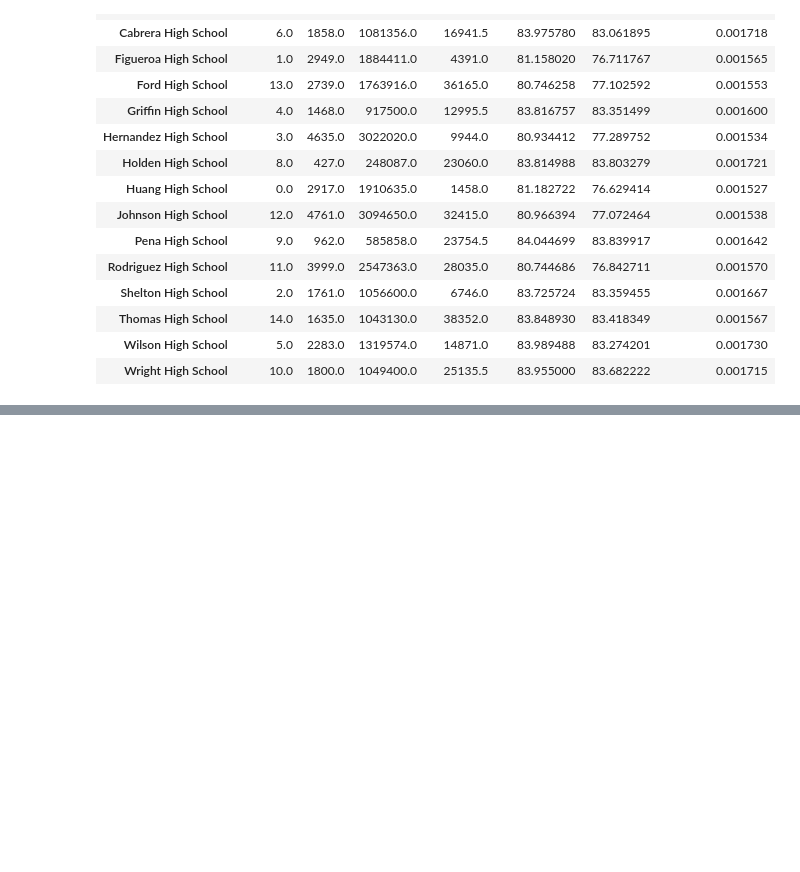
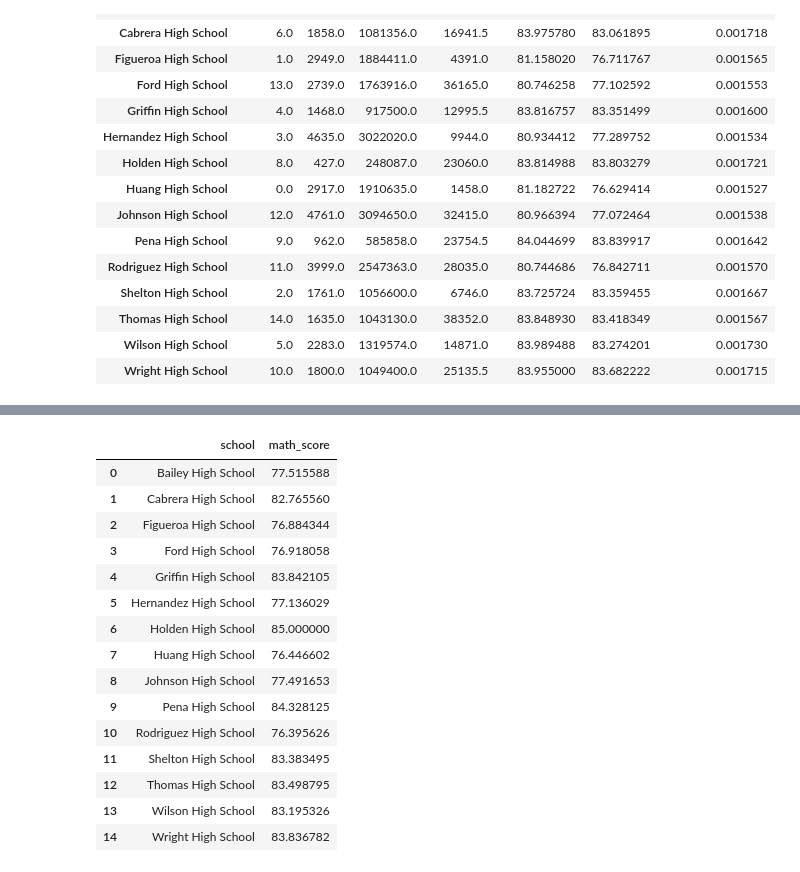
Before and after one commit to ehyoder/Academy_of_Py_Homework, a Jupyter notebook: Academy_of_Py_Beth_Yoder.ipynb, the cells around one changed output, grey strips where cells are left out. Drawn from its saved outputs; the diff is of its cells as text; code cells hidden in the pictures; blank space fills up the shorter version.

```diff
--- a/Academy_of_Py_Beth_Yoder.ipynb
+++ b/Academy_of_Py_Beth_Yoder.ipynb
@@ -258,0 +296,23 @@ mathbygrade_df_9th = student_data_df_9th.groupby("school").math_score.mean()
+# %%
+student_data_df_11th = student_data_df[(student_data_df["grade"] == '11th')]
+mathbygrade_df_11th = student_data_df_11th.groupby("school")
+mathbygrade_df_11th = mathbygrade_df_11th.math_score.mean()
+mathbygrade_df_11th = mathbygrade_df_11th.reset_index(level=None, drop=False, name=None, inplace=False)
+mathbygrade_df_11th
+# %% [output]
+|  | school | math_score |
+| 0 | Bailey High School | 77.515588 |
+| 1 | Cabrera High School | 82.765560 |
+| 2 | Figueroa High School | 76.884344 |
+| 3 | Ford High School | 76.918058 |
+| 4 | Griffin High School | 83.842105 |
+| 5 | Hernandez High School | 77.136029 |
+| 6 | Holden High School | 85.000000 |
+| 7 | Huang High School | 76.446602 |
+| 8 | Johnson High School | 77.491653 |
+| 9 | Pena High School | 84.328125 |
+| 10 | Rodriguez High School | 76.395626 |
+| 11 | Shelton High School | 83.383495 |
+| 12 | Thomas High School | 83.498795 |
+| 13 | Wilson High School | 83.195326 |
+| 14 | Wright High School | 83.836782 |
```
Also changed, not shown: parts of 5 cells of this notebook.
